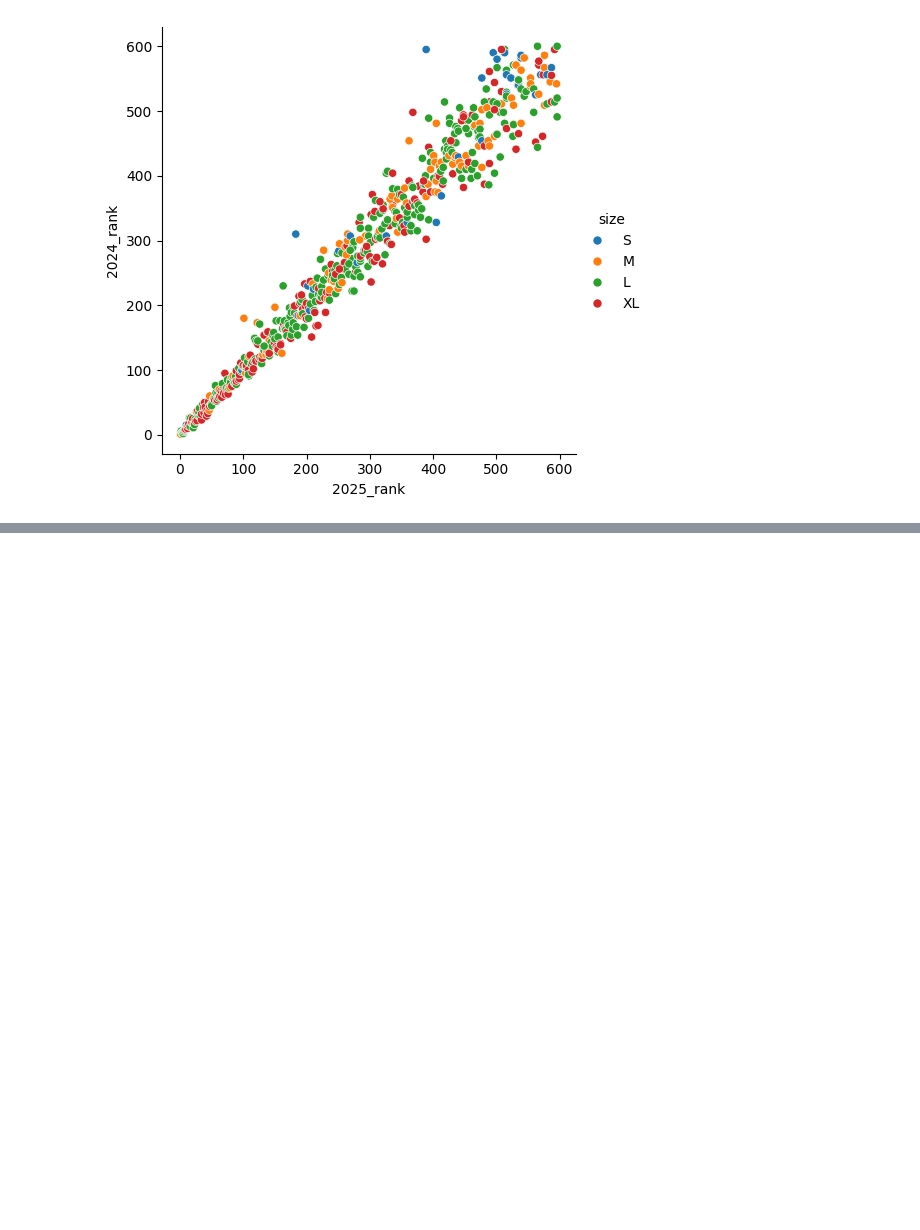
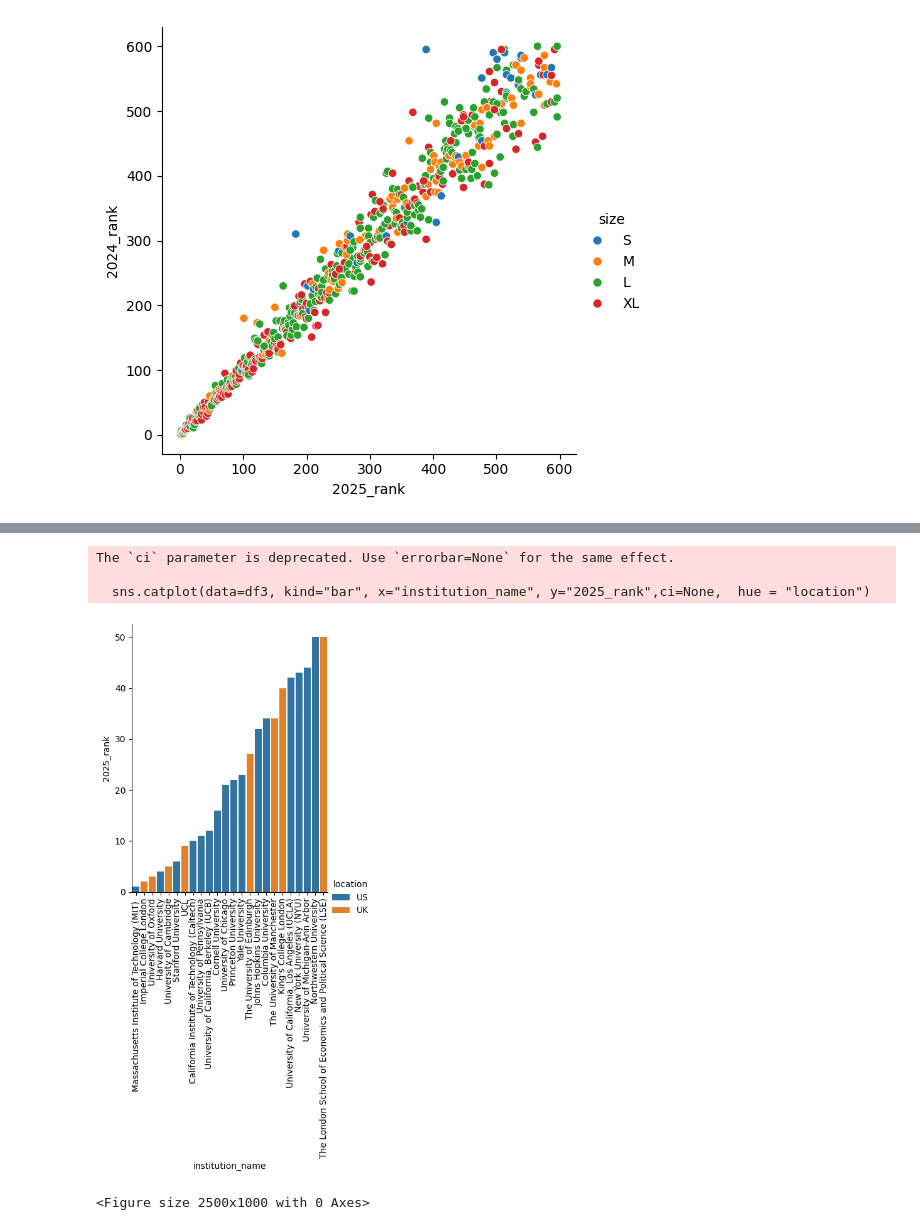
Before and after one commit to thezachdrake/UMD-INST760-Summer2024, a Jupyter notebook: notebooks/Getachew_notebook_final.ipynb, the cells around one changed output, grey strips where cells are left out. Drawn from its saved outputs; the diff is of its cells as text; code cells hidden in the pictures; blank space fills up the shorter version.

```diff
--- a/notebooks/Getachew_notebook_final.ipynb
+++ b/notebooks/Getachew_notebook_final.ipynb
@@ -62,0 +75,20 @@ sns.catplot(data=df,kind="box",x = "employer_reputation", y="size",hue="size" )
+# %%
+df3 = df3.dropna(subset=["2025_rank"])
+df3["2025_rank"] = df3["2025_rank"].fillna(-1)  # Replace NaN with -1
+df['qs_overall_score'] = pd.to_numeric(df['qs_overall_score'], errors='coerce').astype('Int64') #turning the rank values to integers
+
+#plt.xticks(rotation=90)
+df2 = df[(df["location"] == "US") | (df["location"] == "UK")]
+df3 =df2[(df["qs_overall_score"] > 75)]
+
+
+sns.catplot(data=df3, kind="bar", x="institution_name", y="2025_rank",ci=None,  hue = "location")
+plt.xticks(rotation=90)
+plt.figure(figsize=(25, 10))
+plt.show()
+# %% [output]
+The `ci` parameter is deprecated. Use `errorbar=None` for the same effect.
+
+  sns.catplot(data=df3, kind="bar", x="institution_name", y="2025_rank",ci=None,  hue = "location")
+[figure, added]
+<Figure size 2500x1000 with 0 Axes>
```
Also changed, not shown: parts of 10 cells of this notebook.
